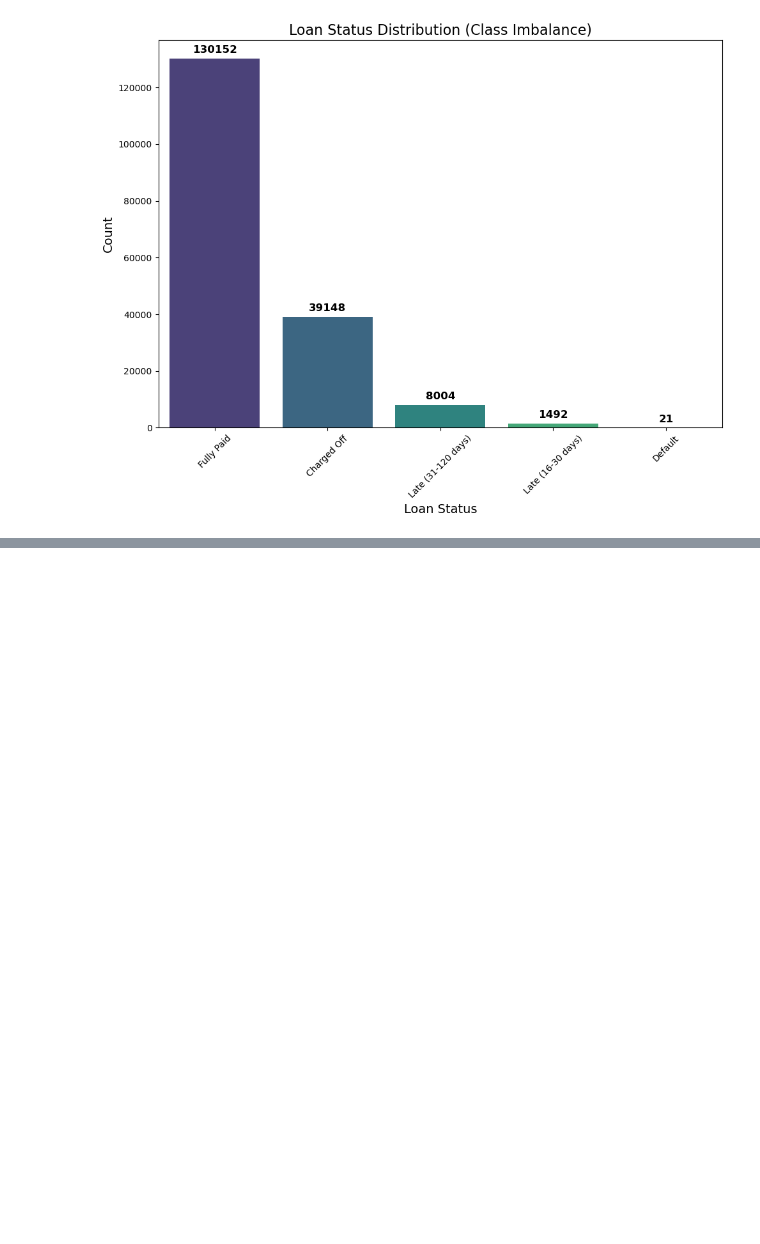
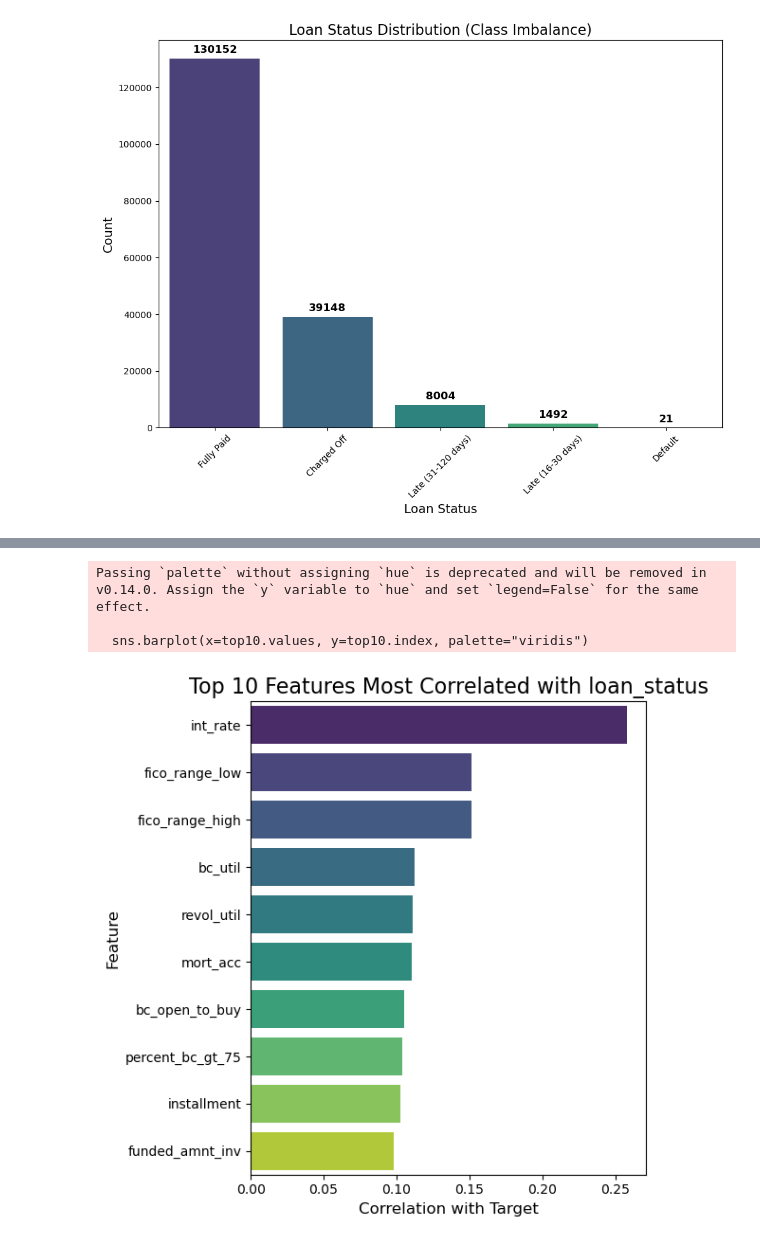
Before and after one commit to nfrank6-depaul/credit-decisioning, a Jupyter notebook: notebooks/eda.ipynb, the cells around one changed output, grey strips where cells are left out. Drawn from its saved outputs; the diff is of its cells as text; code cells hidden in the pictures; blank space fills up the shorter version.

```diff
--- a/notebooks/eda.ipynb
+++ b/notebooks/eda.ipynb
@@ -134,0 +352,25 @@ print(df.columns.tolist())
+# %%
+# correlations with target variable 'loan_status'
+target_map = {
+    "Fully Paid": 1,
+    "Charged Off": 0,
+    "Default": 0,
+    "Late (31-120 days)": 0,
+    "Late (16-30 days)": 0
+}
+
+df["target_binary"] = df["loan_status"].map(target_map)
+
+# select numeric features
+numeric_df = df.select_dtypes(include=['float64', 'int64'])
+
+# compute correlations
+corr_target = numeric_df.corr()["target_binary"].abs().sort_values(ascending=False)
+
+# remove the target itself
+corr_target = corr_target.drop("target_binary")
+
+# top 20 correlated features
+top10 = corr_target.head(10)
+
+top10
@@ -134,0 +389,13 @@ print(df.columns.tolist())
+# %%
+plt.figure(figsize=(6, 6))
+sns.barplot(x=top10.values, y=top10.index, palette="viridis")
+plt.title("Top 10 Features Most Correlated with loan_status", fontsize=16)
+plt.xlabel("Correlation with Target", fontsize=12)
+plt.ylabel("Feature", fontsize=12)
+plt.tight_layout()
+plt.show()
+# %% [output]
+Passing `palette` without assigning `hue` is deprecated and will be removed in v0.14.0. Assign the `y` variable to `hue` and set `legend=False` for the same effect.
+
+  sns.barplot(x=top10.values, y=top10.index, palette="viridis")
+[figure, added]
```
Also changed, not shown: parts of 22 cells of this notebook, 2 other files.
